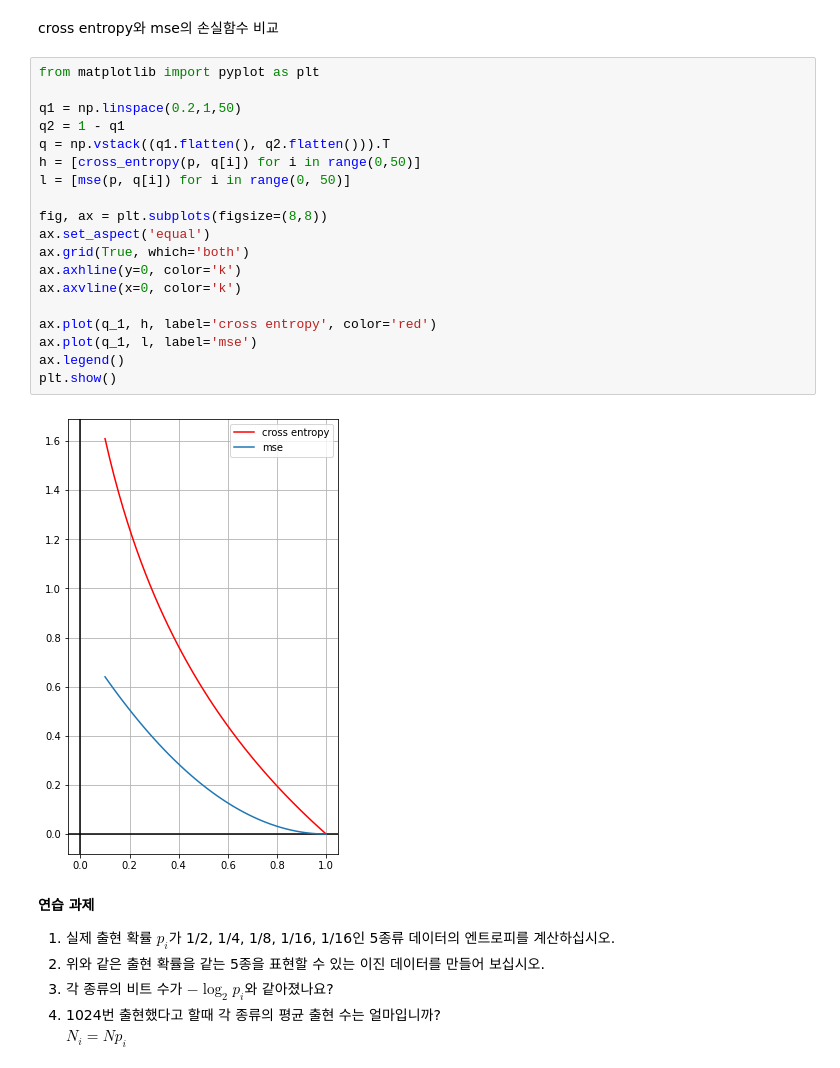
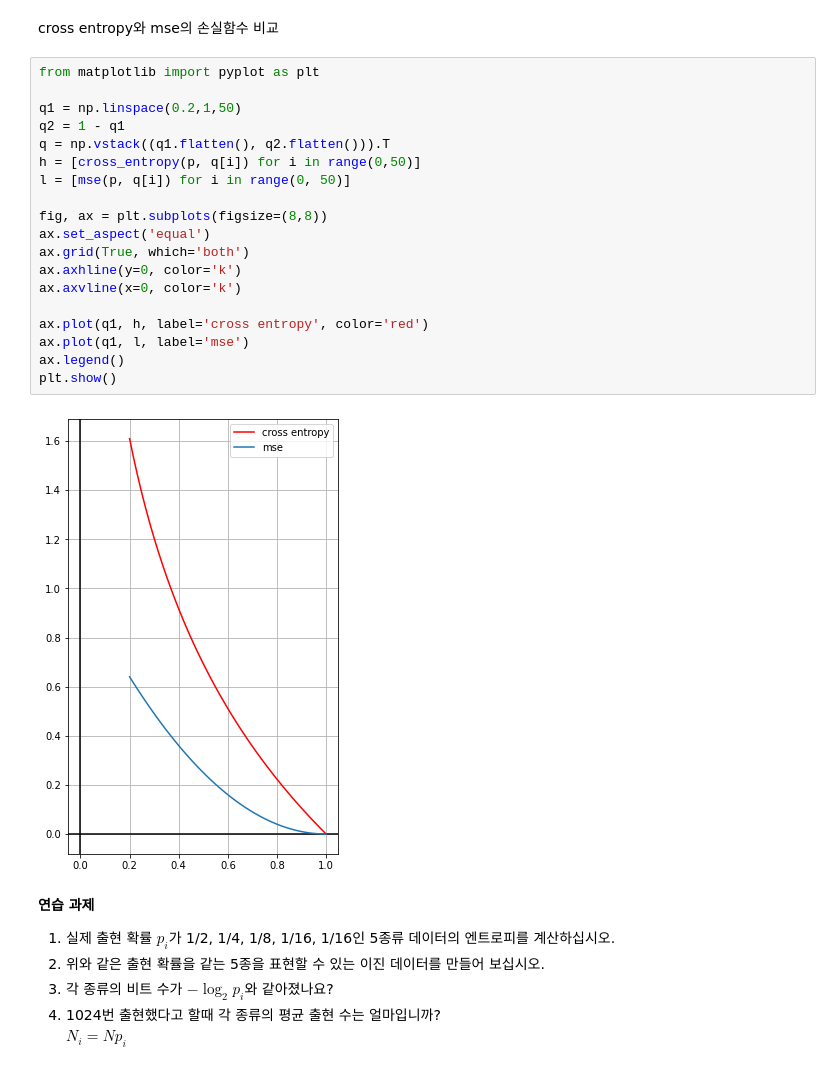
Before and after one commit to kotech1/computervision, a Jupyter notebook: 05_cnnbasic.ipynb, the cells around one changed output. Cells and saved outputs as stored; diff of their text form.

```diff
--- a/05_cnnbasic.ipynb
+++ b/05_cnnbasic.ipynb
@@ -101,24 +102,24 @@ cross entropy와 mse의 손실함수 비교
 # %%
 from matplotlib import pyplot as plt
 
 q1 = np.linspace(0.2,1,50)
 q2 = 1 - q1
 q = np.vstack((q1.flatten(), q2.flatten())).T
 h = [cross_entropy(p, q[i]) for i in range(0,50)]
 l = [mse(p, q[i]) for i in range(0, 50)]
 
 fig, ax = plt.subplots(figsize=(8,8))
 ax.set_aspect('equal')
 ax.grid(True, which='both')
 ax.axhline(y=0, color='k')
 ax.axvline(x=0, color='k')
 
-ax.plot(q_1, h, label='cross entropy', color='red')
-ax.plot(q_1, l, label='mse')
+ax.plot(q1, h, label='cross entropy', color='red')
+ax.plot(q1, l, label='mse')
 ax.legend()
 plt.show()
 # %% [output]
-[figure, old version]
+[figure, new version]
 # %% [markdown]
 **연습 과제**
 1. 실제 출현 확률 $p_i$가 1/2, 1/4, 1/8, 1/16, 1/16인 5종류 데이터의 엔트로피를  계산하십시오.
```
Also changed, not shown: parts of 13 cells of this notebook.
